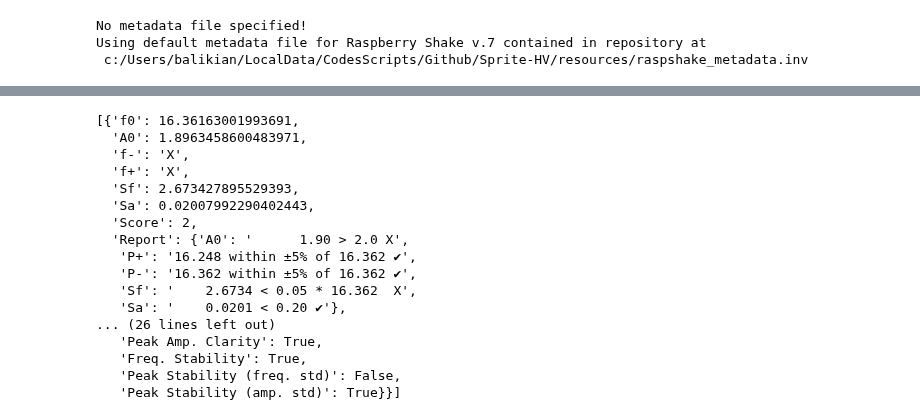
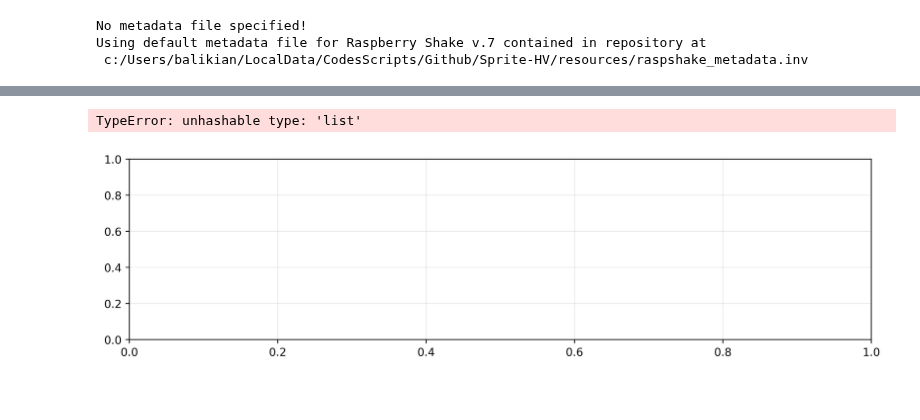
Before and after one commit to RJbalikian/SPRIT-HVSR, a Jupyter notebook: working_notebook.ipynb, the cells around one changed output, grey strips where cells are left out. Cells and saved outputs as stored; diff of their text form; code cells hidden in the pictures.

Commit message:
update hvplot

```diff
--- a/working_notebook.ipynb
+++ b/working_notebook.ipynb
@@ -21,8 +21,8 @@ dPath = r'\\isgs-sinkhole.ad.uillinois.edu\geophysics\HVSR\LakeCalumet\LC_RaspSh
 trimDir = r'\\isgs-sinkhole.ad.uillinois.edu\geophysics\HVSR\LakeCalumet\LC_RaspShake'
 
 params = sprit.input_param(  acq_date=46,#'2023-02-15',
-                            starttime = '21:32:00.00',
-                            endtime = '22:00:00.00',
+                            #starttime = '21:32:00.00',
+                            #endtime = '22:00:00.00',
                             tzone = 'UTC',#or 'local', #or 'UTC'
                             dst=False,
                             lon = -88.2290526,
@@ -40,6 +40,6 @@ params = sprit.get_metadata(params)
 stream = sprit.fetch_data(params, source='dir', trim_dir=trimDir)
 #stream = hvsr.trim_data(stream, params, export_format='mseed', export_dir=params['dataPath'])
 ppsds = sprit.generate_ppsds(params=params, stream=stream, ppsd_length=120, overlap=0.25 )
-hvsr_dict = sprit.process_hvsr(params=params, method=4, resample=True, smooth=False)
+hvsr_dict = sprit.process_hvsr(params=params, method=4, resample=True, smooth=True)
 # %% [output]
 Day of Year: 46
@@ -52,20 +48,5 @@ sprit.hvplot(hvsr_dict, kind='HVSR p tp ann', grid='both', show=True)
-# %%
-hvsr_dict['Peak Report']
-# %% [output]
-[{'f0': 16.36163001993691,
-  'A0': 1.8963458600483971,
-  'f-': 'X',
-  'f+': 'X',
-  'Sf': 2.673427895529393,
-  'Sa': 0.02007992290402443,
-  'Score': 2,
-  'Report': {'A0': '      1.90 > 2.0 X',
-   'P+': '16.248 within ±5% of 16.362 ✔',
-   'P-': '16.362 within ±5% of 16.362 ✔',
-   'Sf': '    2.6734 < 0.05 * 16.362  X',
-   'Sa': '    0.0201 < 0.20 ✔'},
-... (26 lines left out)
-   'Peak Amp. Clarity': True,
-   'Freq. Stability': True,
-   'Peak Stability (freq. std)': False,
-   'Peak Stability (amp. std)': True}}]
+# %%
+sprit.hvplot(hvsr_dict, kind='specgram', grid='both', show=True)
+# %% [output]
+TypeError: unhashable type: 'list'
+[figure, added]
```
Also changed, not shown: parts of 2 cells of this notebook, 1 other file.
